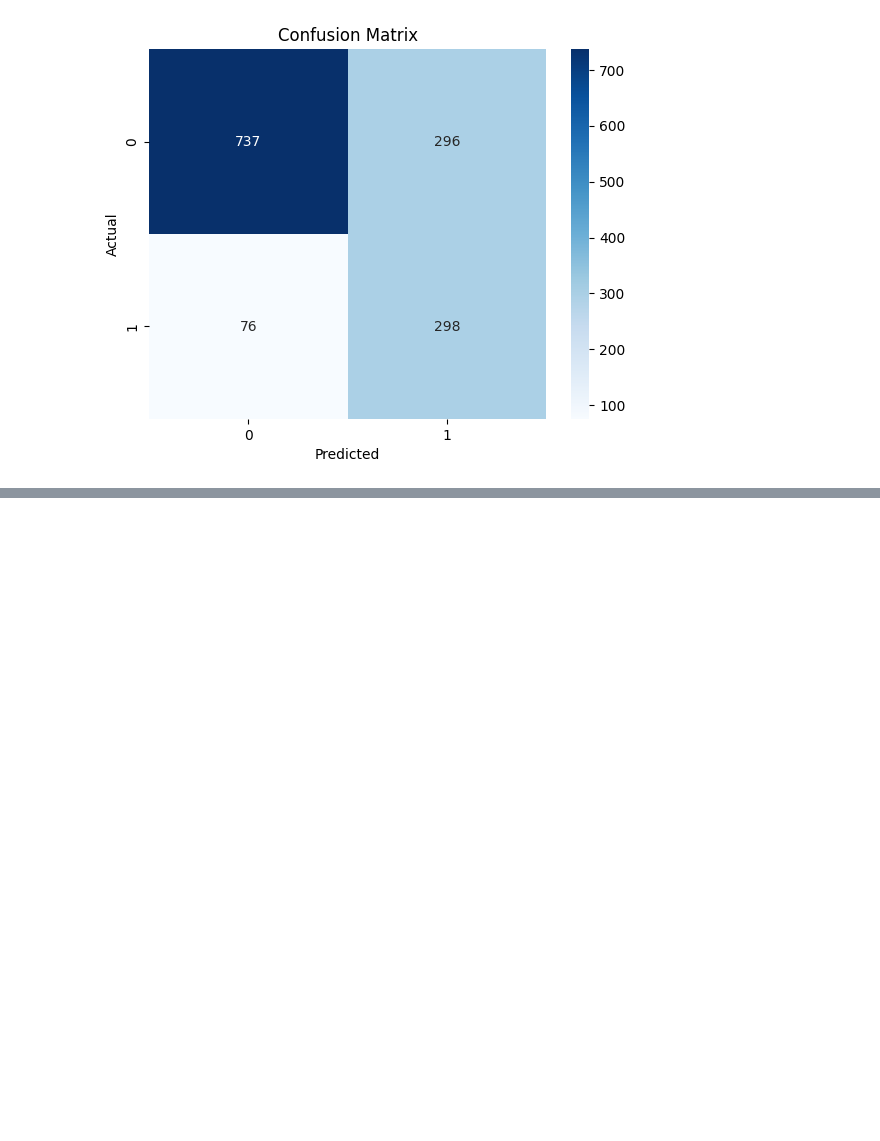
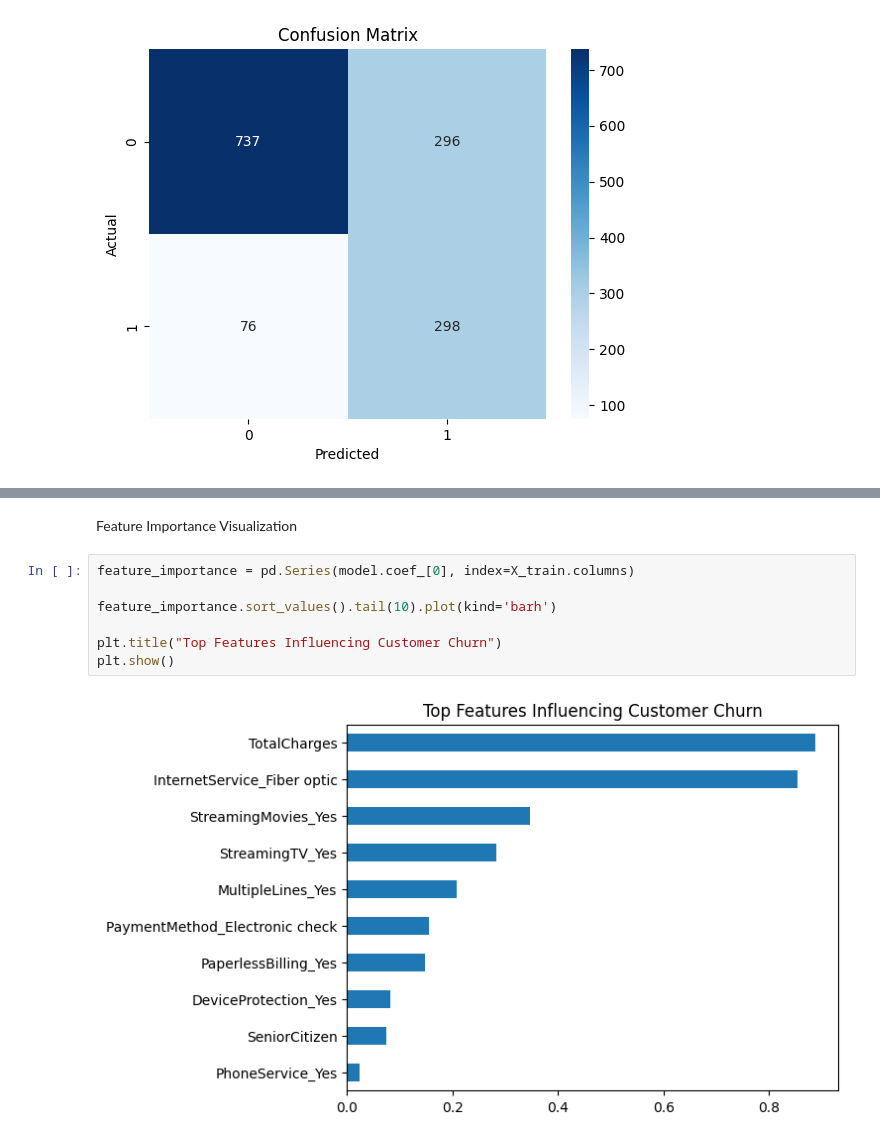
Before and after one commit to MethmiNPCS/customer-churn-prediction-ml, a Jupyter notebook: notebooks/logistic_regression.ipynb, the cells around one changed output, grey strips where cells are left out. Drawn from its saved outputs; the diff is of its cells as text; blank space fills up the shorter version.

```diff
--- a/notebooks/logistic_regression.ipynb
+++ b/notebooks/logistic_regression.ipynb
@@ -120,0 +152,11 @@ plt.show()
+# %% [markdown]
+Feature Importance Visualization
+# %%
+feature_importance = pd.Series(model.coef_[0], index=X_train.columns)
+
+feature_importance.sort_values().tail(10).plot(kind='barh')
+
+plt.title("Top Features Influencing Customer Churn")
+plt.show()
+# %% [output]
+[figure, added]
```
Also changed, not shown: parts of 4 cells of this notebook.
